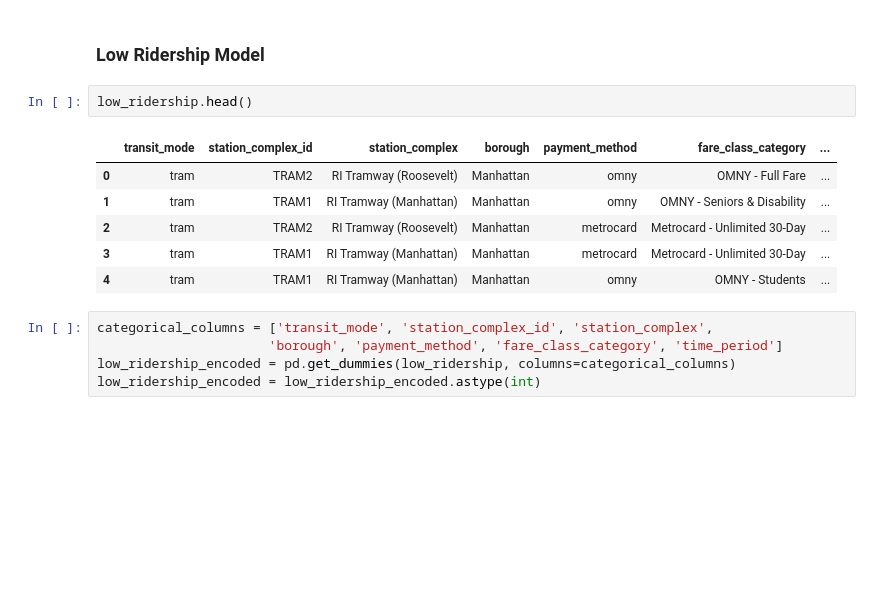
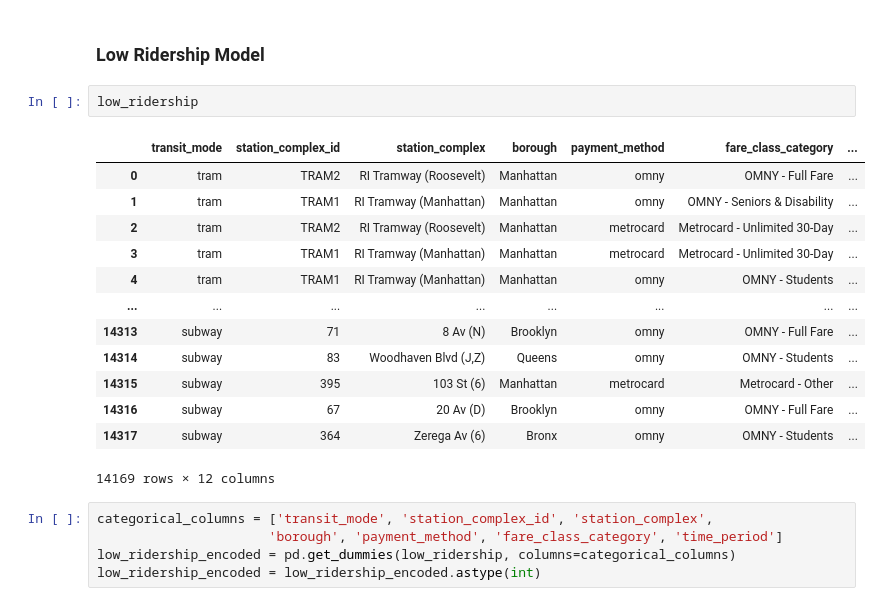
Before and after one commit to Jhalpern6/Jhalpern6, a Jupyter notebook: Data Mining Final Course Project/RidershipModel.ipynb, the cells around one changed output. Cells and saved outputs as stored; diff of their text form; blank space fills up the shorter version.

```diff
--- a/Data Mining Final Course Project/RidershipModel.ipynb
+++ b/Data Mining Final Course Project/RidershipModel.ipynb
@@ -46,14 +58,21 @@ high_ridership.drop(columns='low_or_high', inplace=True)
 # %% [markdown]
 ### Low Ridership Model
 # %%
-low_ridership.head()
+low_ridership
 # %% [output]
 |  | transit_mode | station_complex_id | station_complex | borough | payment_method | fare_class_category | ... |
 | 0 | tram | TRAM2 | RI Tramway (Roosevelt) | Manhattan | omny | OMNY - Full Fare | ... |
 | 1 | tram | TRAM1 | RI Tramway (Manhattan) | Manhattan | omny | OMNY - Seniors & Disability | ... |
 | 2 | tram | TRAM2 | RI Tramway (Roosevelt) | Manhattan | metrocard | Metrocard - Unlimited 30-Day | ... |
 | 3 | tram | TRAM1 | RI Tramway (Manhattan) | Manhattan | metrocard | Metrocard - Unlimited 30-Day | ... |
 | 4 | tram | TRAM1 | RI Tramway (Manhattan) | Manhattan | omny | OMNY - Students | ... |
+| ... | ... | ... | ... | ... | ... | ... | ... |
+| 14313 | subway | 71 | 8 Av (N) | Brooklyn | omny | OMNY - Full Fare | ... |
+| 14314 | subway | 83 | Woodhaven Blvd (J,Z) | Queens | omny | OMNY - Students | ... |
+| 14315 | subway | 395 | 103 St (6) | Manhattan | metrocard | Metrocard - Other | ... |
+| 14316 | subway | 67 | 20 Av (D) | Brooklyn | omny | OMNY - Full Fare | ... |
+| 14317 | subway | 364 | Zerega Av (6) | Bronx | omny | OMNY - Students | ... |
+14169 rows × 12 columns
 # %%
 categorical_columns = ['transit_mode', 'station_complex_id', 'station_complex',
                       'borough', 'payment_method', 'fare_class_category', 'time_period']
```
Also changed, not shown: parts of 1 cell of this notebook, 1 other file.
